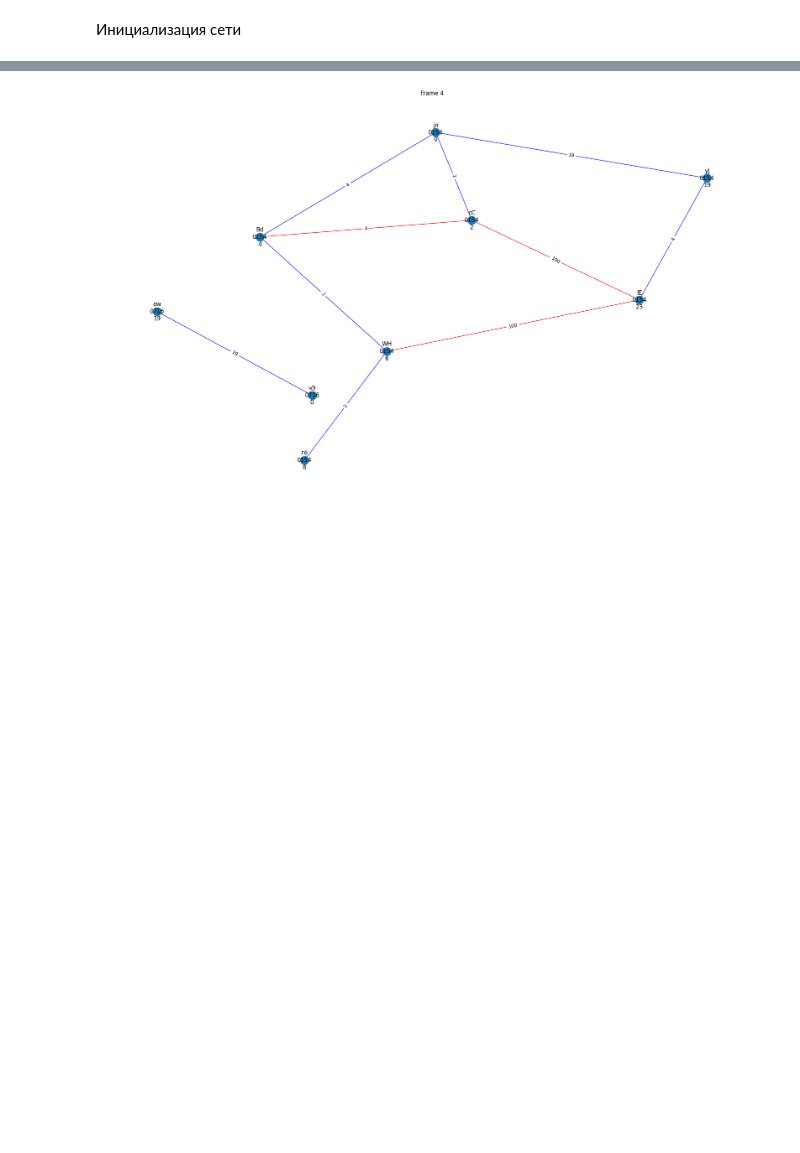
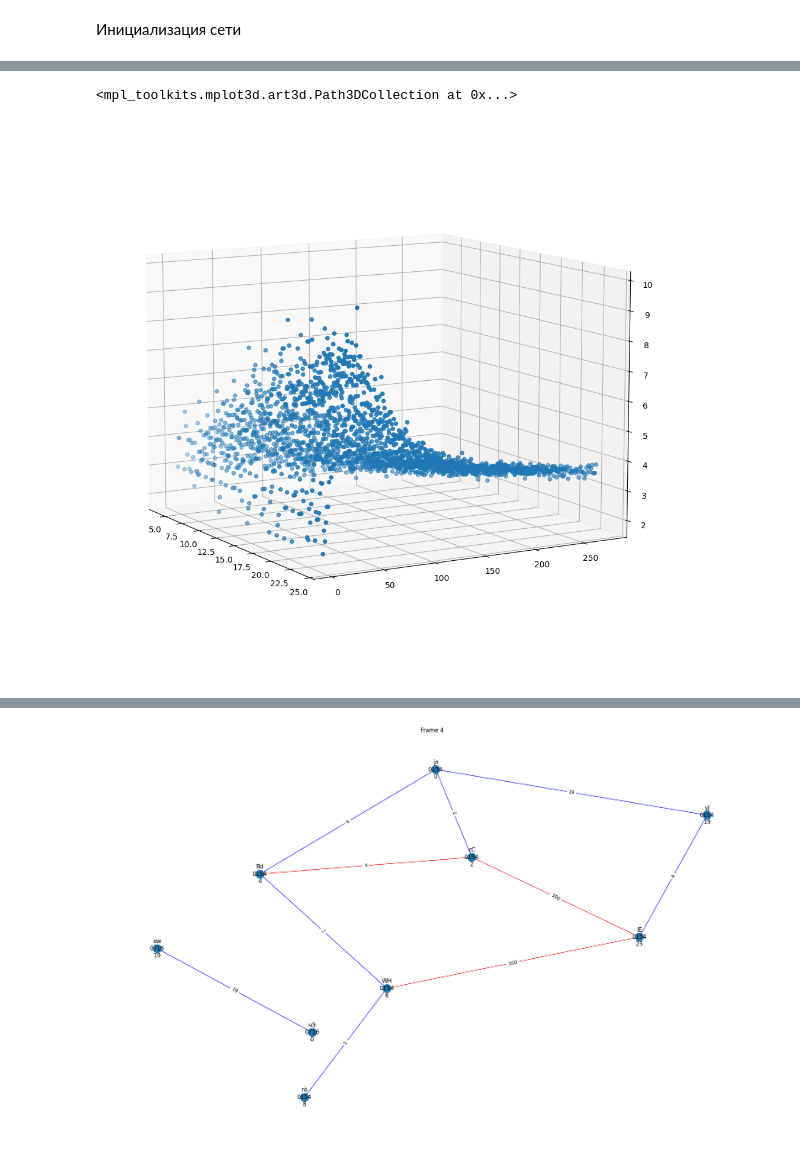
Before and after one commit to Artemmakanov/networks, a Jupyter notebook: modelling.ipynb, the cells around one changed output, grey strips where cells are left out. Drawn from its saved outputs; the diff is of its cells as text; code cells hidden in the pictures; blank space fills up the shorter version.

```diff
--- a/modelling.ipynb
+++ b/modelling.ipynb
@@ -43,0 +79,23 @@ KeyboardInterrupt:
+# %%
+fig = plt.figure(figsize=(12, 12))
+ax = fig.add_subplot(projection='3d')
+
+triples = []
+for n in struct_def.keys():
+    for p in struct_def[n].keys():
+        triples += [(n, p, struct_def[n][p])]
+
+
+ax.azim = -30
+ax.dist = 10
+ax.elev = 10
+X, Y, Z = [], [], []
+for triple in triples:
+    X += [triple[0]]
+    Y += [triple[1]]
+    Z += [triple[2]]
+
+ax.scatter(X, Y, Z)
+# %% [output]
+<mpl_toolkits.mplot3d.art3d.Path3DCollection at 0x...>
+[figure, added]
```
Also changed, not shown: parts of 8 cells of this notebook, 4 other files.
